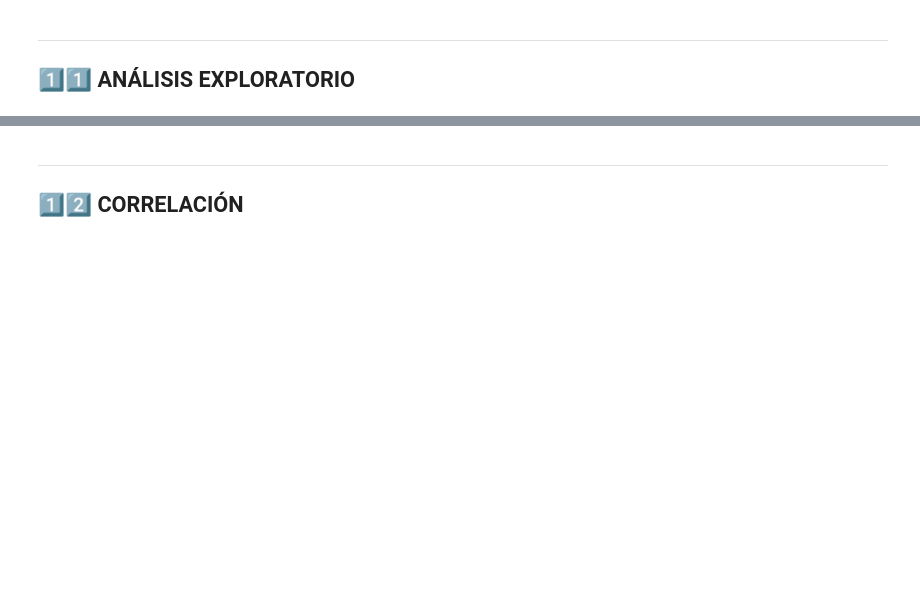
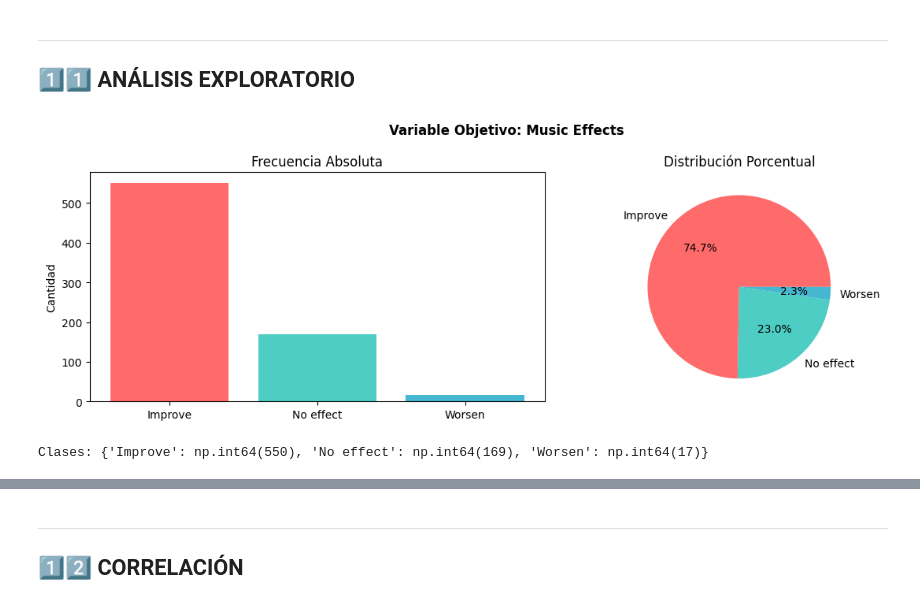
Before and after one commit to masolopa/MINERIADEDATOS, a Jupyter notebook: EV2_COMPLETO.ipynb, the cells around one changed output, grey strips where cells are left out. Drawn from its saved outputs; the diff is of its cells as text; code cells hidden in the pictures; blank space fills up the shorter version.

```diff
--- a/EV2_COMPLETO.ipynb
+++ b/EV2_COMPLETO.ipynb
@@ -72,8 +74,6 @@ print("✅ Librerías importadas correctamente")
 ## 3️⃣ CARGA E INTEGRACIÓN DEL DATASET
 # %%
 # Cargar datos
-df = pd.read_csv("musica_y_salud_mental.csv")
+df = pd.read_csv("/content/musica_y_salud_mental.csv")
 
-print(f"Dataset cargado: {df.shape[0]} filas × {df.shape[1]} columnas")
-print(f"\nPrimeras 5 filas:")
 df.head()
@@ -100,16 +134,16 @@ print(missing[missing['Faltantes'] > 0])
 ## 5️⃣ PREPARACIÓN DE DATOS
 # %%
 # Crear copia para trabajar
-df_clean = df.copy()
+df_limpio = df.copy()
 
 # 1. Reparar caracteres HTML
-df_clean.columns = df_clean.columns.str.replace('&amp;', '&')
-for col in df_clean.select_dtypes(include=['object']).columns:
-    df_clean[col] = df_clean[col].str.replace('&amp;', '&', regex=True)
-    df_clean[col] = df_clean[col].str.replace('R&amp;B', 'R&B', regex=True)
+df_limpio.columns = df_limpio.columns.str.replace('&amp;', '&')
+for col in df_limpio.select_dtypes(include=['object']).columns:
+    df_limpio[col] = df_limpio[col].str.replace('&amp;', '&', regex=True)
+    df_limpio[col] = df_limpio[col].str.replace('R&amp;B', 'R&B', regex=True)
 
 # 2. Eliminar columnas innecesarias
-df_clean = df_clean.drop(['Timestamp', 'Permissions'], axis=1, errors='ignore')
+df_limpio = df_limpio.drop(['Timestamp', 'Permissions'], axis=1, errors='ignore')
 
 print("✓ Datos limpios")
-print(f"  Dataset: {df_clean.shape[0]} × {df_clean.shape[1]}")
+print(f"  Dataset: {df_limpio.shape[0]} × {df_limpio.shape[1]}")
@@ -118,18 +155,18 @@ print(f"  Dataset: {df_clean.shape[0]} × {df_clean.shape[1]}")
 ## 6️⃣ TRANSFORMACIÓN DE NULOS
 # %%
 # Variables numéricas: usar mediana
-numeric_cols = df_clean.select_dtypes(include=[np.number]).columns
+numeric_cols = df_limpio.select_dtypes(include=[np.number]).columns
 for col in numeric_cols:
-    if df_clean[col].isnull().sum() > 0:
-        median = df_clean[col].median()
-        df_clean[col].fillna(median, inplace=True)
+    if df_limpio[col].isnull().sum() > 0:
+        median = df_limpio[col].median()
+        df_limpio[col].fillna(median, inplace=True)
 
 # Variables categóricas: usar moda
-categorical_cols = df_clean.select_dtypes(include=['object']).columns
+categorical_cols = df_limpio.select_dtypes(include=['object']).columns
 for col in categorical_cols:
-    if df_clean[col].isnull().sum() > 0:
-        mode = df_clean[col].mode()[0]
-        df_clean[col].fillna(mode, inplace=True)
+    if df_limpio[col].isnull().sum() > 0:
+        mode = df_limpio[col].mode()[0]
+        df_limpio[col].fillna(mode, inplace=True)
 
 print("✓ Nulos tratados")
-print(f"  Faltantes restantes: {df_clean.isnull().sum().sum()}")
+print(f"  Faltantes restantes: {df_limpio.isnull().sum().sum()}")
@@ -206,21 +290,24 @@ for col in numeric_cols[:3]:
 # %%
 # Distribución de variable objetivo
 fig, axes = plt.subplots(1, 2, figsize=(12, 4))
 fig.suptitle('Variable Objetivo: Music Effects', fontsize=12, fontweight='bold')
 
-music_effects = df_clean['Music effects'].value_counts()
+music_effects = df_limpio['Music effects'].value_counts()
 axes[0].bar(music_effects.index, music_effects.values, color=['#FF6B6B', '#4ECDC4', '#45B7D1'])
 axes[0].set_title('Frecuencia Absoluta')
 axes[0].set_ylabel('Cantidad')
 
 axes[1].pie(music_effects.values, labels=music_effects.index, autopct='%1.1f%%',
            colors=['#FF6B6B', '#4ECDC4', '#45B7D1'])
 axes[1].set_title('Distribución Porcentual')
 
 plt.tight_layout()
 plt.show()
 
 print(f"Clases: {dict(music_effects)}")
+# %% [output]
+[figure, added]
+Clases: {'Improve': np.int64(550), 'No effect': np.int64(169), 'Worsen': np.int64(17)}
 # %%
 # Distribuciones numéricas
 fig, axes = plt.subplots(2, 2, figsize=(12, 8))
```
Also changed, not shown: parts of 28 cells of this notebook.
